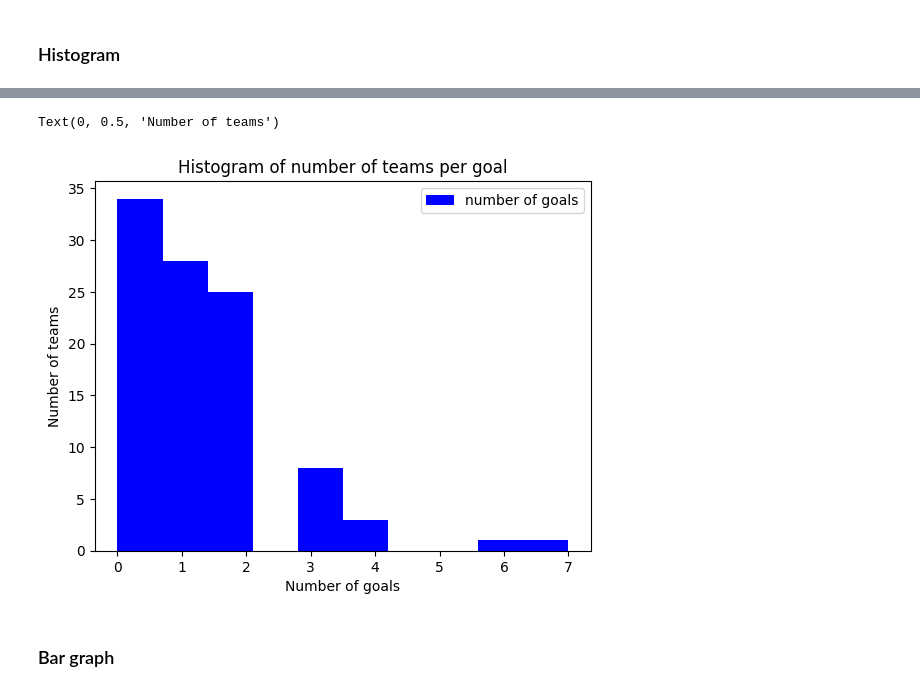
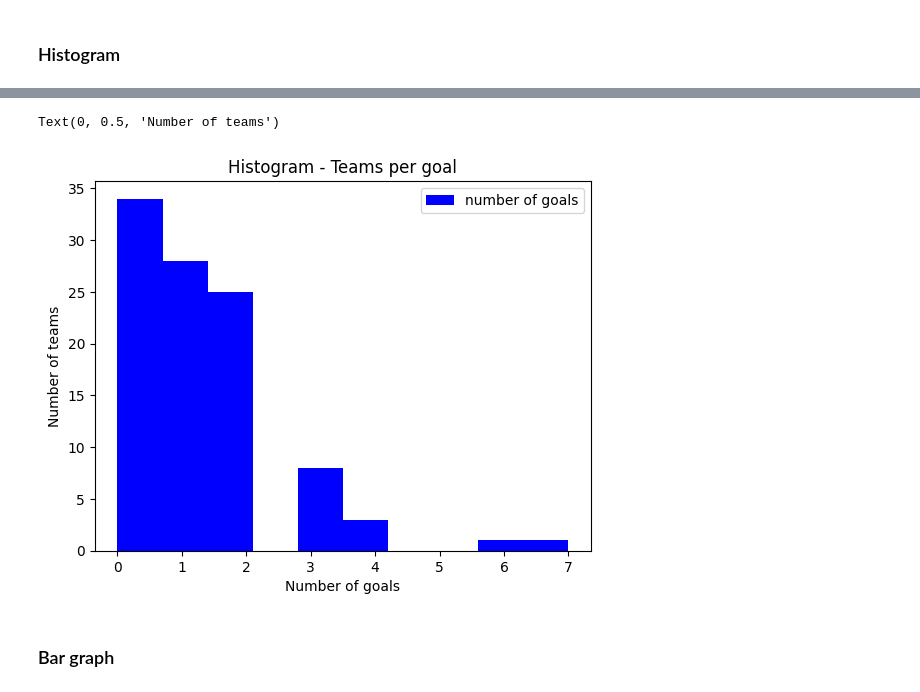
Before and after one commit to rubenscp/rcp-MO430-tarefas, a Jupyter notebook: Tarefa 02/Tarefa_02.ipynb, the cells around one changed output, grey strips where cells are left out. Cells and saved outputs as stored; diff of their text form; code cells hidden in the pictures.

```diff
--- a/Tarefa 02/Tarefa_02.ipynb
+++ b/Tarefa 02/Tarefa_02.ipynb
@@ -90,23 +107,20 @@ print(categories)
 # %%
-# concatenating goals of the two teams
-total_number_goals_teams = pd.concat([df_fifa_world_cup['number of goals team1'], df_fifa_world_cup['number of goals team2']])
-
 # setting colors and names
 colors=['blue']
 names=['number of goals']
 
 # plotting histogram
 plt.hist(total_number_goals_teams, color=colors, label=names)
 plt.plot()
 
 # setting the legend and labels
 plt.legend()
-plt.title('Histogram of number of teams per goal')
+plt.title('Histogram - Teams per goal')
 plt.xlabel('Number of goals')
 plt.ylabel('Number of teams')
 # %% [output]
 Text(0, 0.5, 'Number of teams')
-[figure, old version]
+[figure, new version]
 # %% [markdown]
 ### Bar graph
 # %%
```
Also changed, not shown: parts of 1 cell of this notebook.
